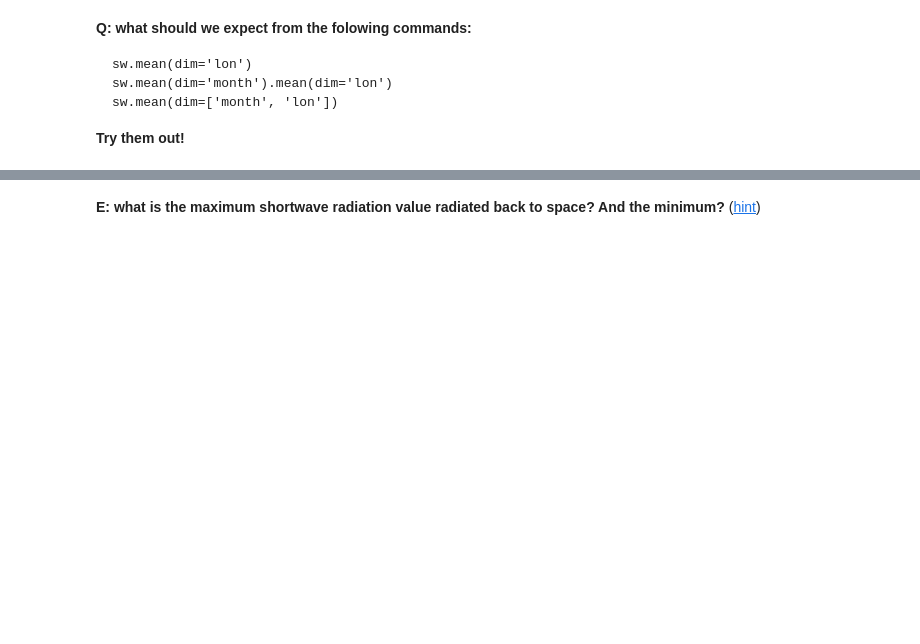
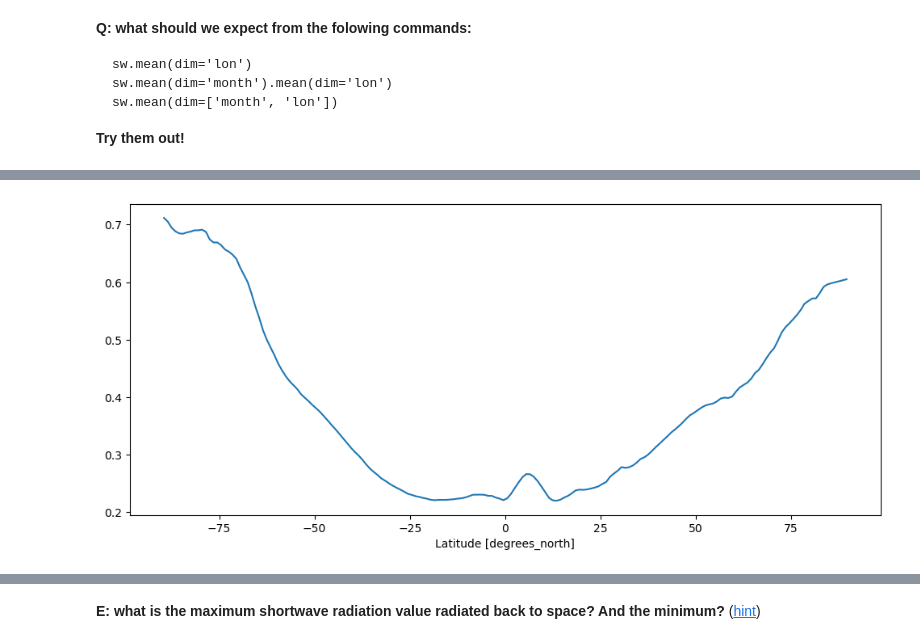
Before and after one commit to fmaussion/climate_practicals_bsc, a Jupyter notebook: book/week_02/01_Lesson_NetCDF_Data.ipynb, the cells around one changed output, grey strips where cells are left out. Saved outputs shown, nothing was run; the diff lists cells and outputs as text; code cells hidden in the pictures; blank space fills up the shorter version.

```diff
--- a/book/week_02/01_Lesson_NetCDF_Data.ipynb
+++ b/book/week_02/01_Lesson_NetCDF_Data.ipynb
@@ -228,0 +260,7 @@ sw.mean().item()
+# %%
+sun = ds.solar_clim.mean(dim='month').mean(dim='lon')
+out = sw.mean(dim=['month', 'lon'])
+albedo = out / sun
+albedo.plot();
+# %% [output]
+[figure, added]
```
Also changed, not shown: parts of 12 cells of this notebook, 4 other files.
